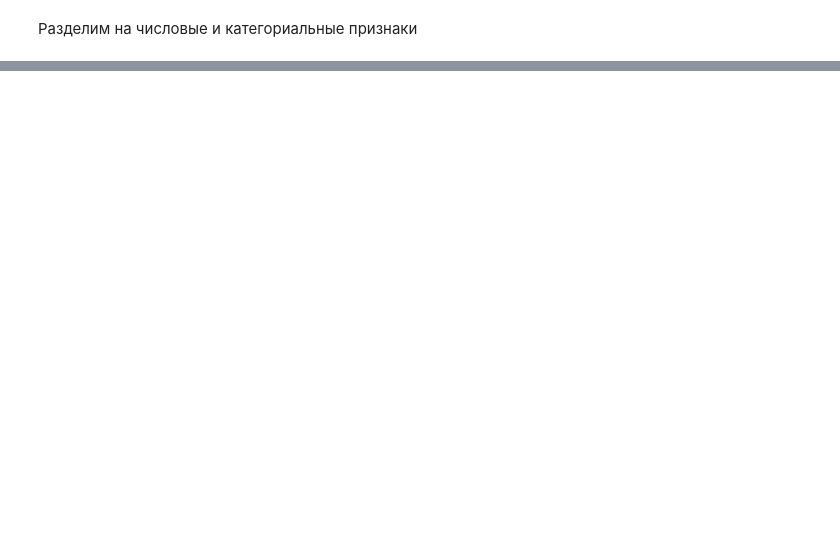
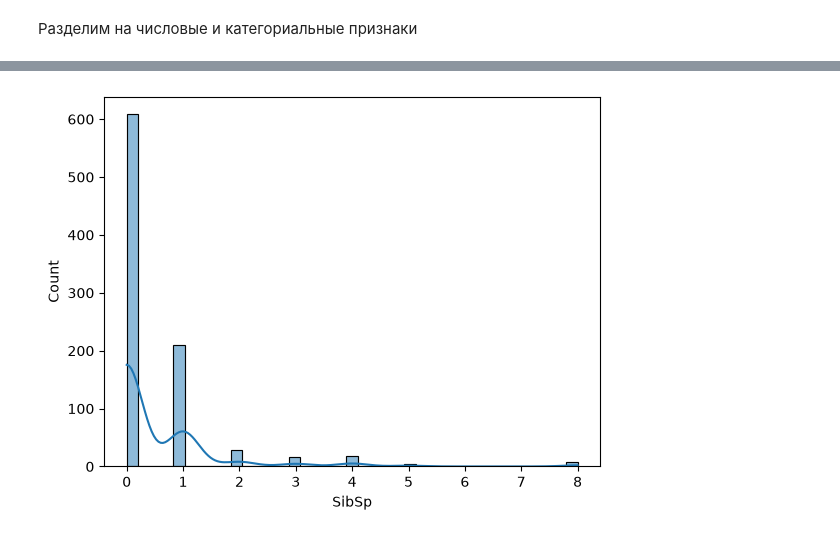
Before and after one commit to tirnish/titanic-ml, a Jupyter notebook: notebooks/01_eda.ipynb, the cells around one changed output, grey strips where cells are left out. Saved outputs shown, nothing was run; the diff lists cells and outputs as text; code cells hidden in the pictures; blank space fills up the shorter version.

```diff
--- a/notebooks/01_eda.ipynb
+++ b/notebooks/01_eda.ipynb
@@ -109,0 +268,4 @@ special_features = ['Name', 'Ticket', 'Cabin']
+# %%
+sns.histplot(data=train, x='SibSp', kde=True);
+# %% [output]
+[figure, added]
```
Also changed, not shown: parts of 47 cells of this notebook, 1 other file.
